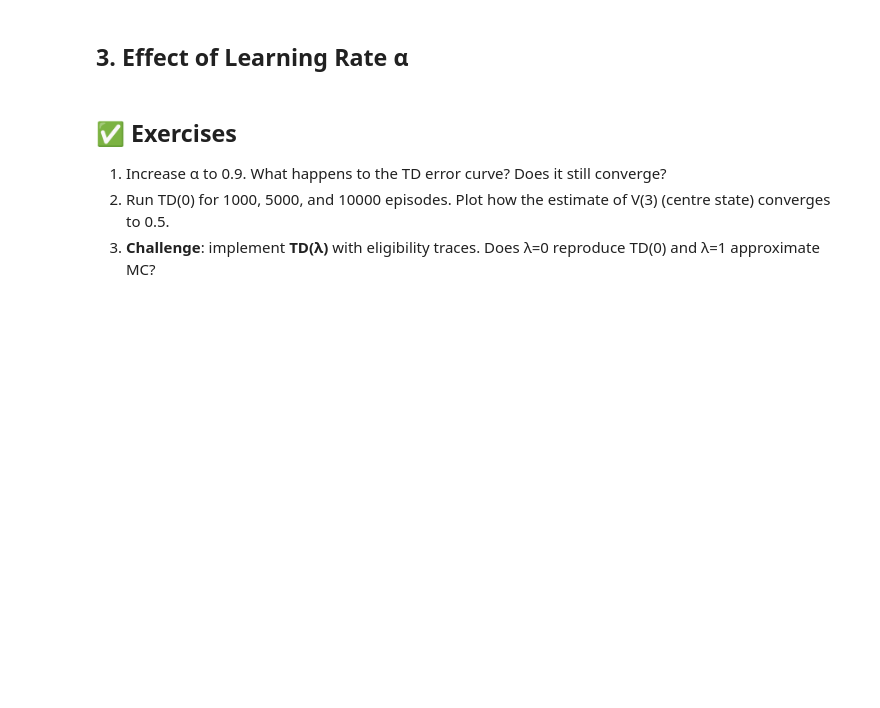
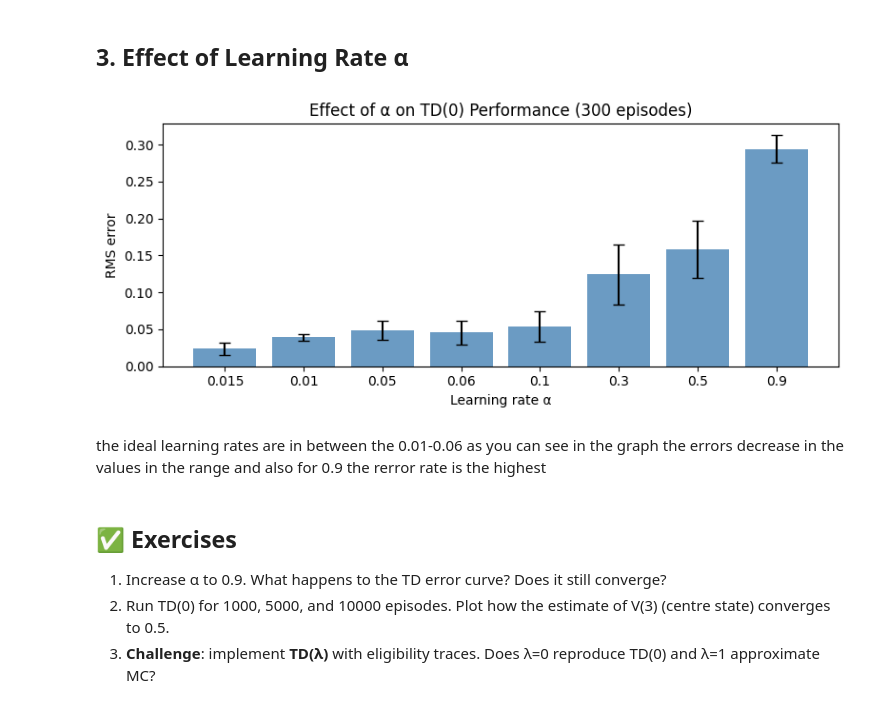
Before and after one commit to J-K-O-Dev/SoC-RL, a Jupyter notebook: Week 5/02_td_learning.ipynb, the cells around one changed output. Drawn from its saved outputs; the diff is of its cells as text; code cells hidden in the pictures; blank space fills up the shorter version.

```diff
--- a/Week 5/02_td_learning.ipynb
+++ b/Week 5/02_td_learning.ipynb
@@ -116,17 +124,21 @@ print(f"TD  RMS error: {np.sqrt(np.mean((V_td_rw[1:6]-true_V[1:6])**2)):.4f}")
 # %% [markdown]
 ## 3. Effect of Learning Rate α
 # %%
-alphas = [0.01, 0.05, 0.1, 0.3, 0.5]
+alphas = [0.015,0.01, 0.05,0.06 ,0.1, 0.3, 0.5,0.9]
 fig, ax = plt.subplots(figsize=(8,3.5))
 for alpha in alphas:
     errors=[]
     for _ in range(10):  # average over 10 runs
         V=td_prediction_rw(n_episodes=300, alpha=alpha)
         errors.append(np.sqrt(np.mean((V[1:6]-true_V[1:6])**2)))
     ax.bar(str(alpha), np.mean(errors), yerr=np.std(errors), capsize=4, color='steelblue', alpha=0.8)
 ax.set_xlabel('Learning rate α'); ax.set_ylabel('RMS error')
 ax.set_title('Effect of α on TD(0) Performance (300 episodes)')
 plt.tight_layout(); plt.show()
+# %% [output]
+[figure, added]
+# %% [markdown]
+the ideal learning rates are in between the 0.01-0.06 as you can see in the graph the errors decrease in the values in the range and also for 0.9 the rerror rate is the highest
 # %% [markdown]
 ## ✅ Exercises
 1. Increase α to 0.9. What happens to the TD error curve? Does it still converge?
```
Also changed, not shown: parts of 10 cells of this notebook, 2 other files.
